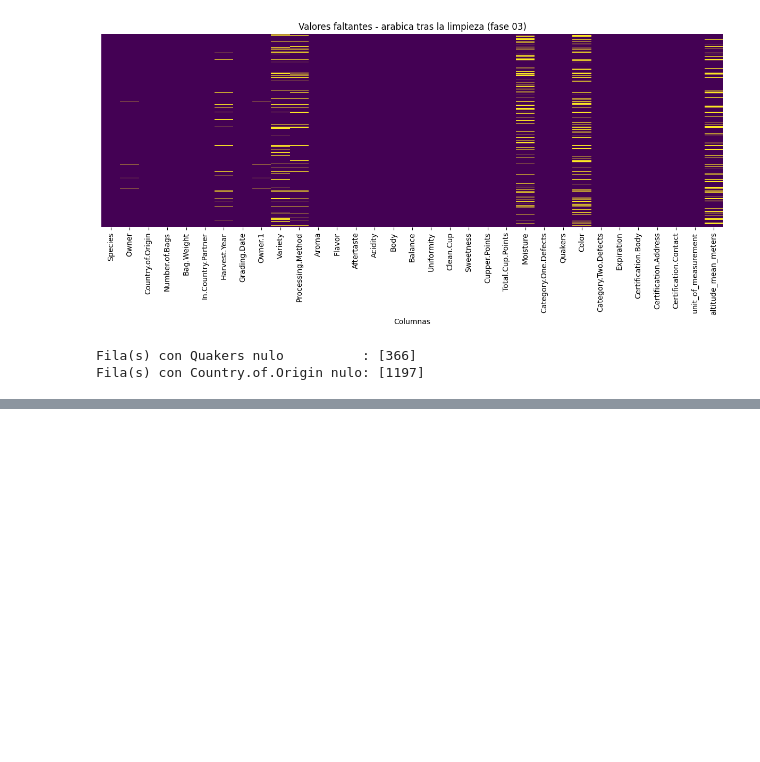
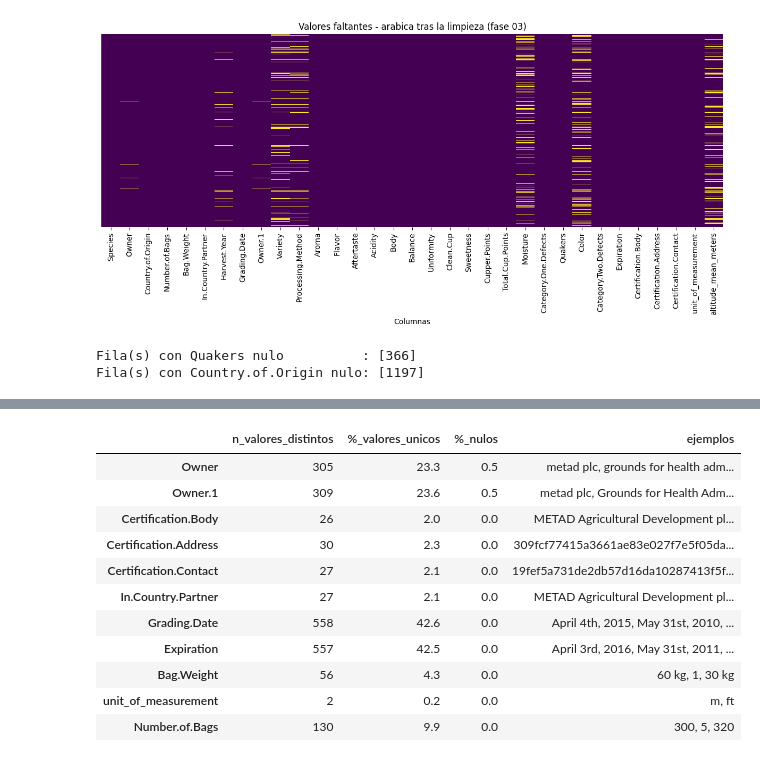
Before and after one commit to dany040518/specialty-coffee-classification, a Jupyter notebook: notebooks/03_preparacion_de_los_datos.ipynb, the cells around one changed output, grey strips where cells are left out. Cells and saved outputs as stored; diff of their text form; code cells hidden in the pictures; blank space fills up the shorter version.

```diff
--- a/notebooks/03_preparacion_de_los_datos.ipynb
+++ b/notebooks/03_preparacion_de_los_datos.ipynb
@@ -309,0 +295,29 @@ Lo que irá aquí:
+# %%
+COLUMNAS_ADMIN = [
+    "Owner", "Owner.1",
+    "Certification.Body", "Certification.Address", "Certification.Contact",
+    "In.Country.Partner", "Grading.Date", "Expiration",
+    "Bag.Weight", "unit_of_measurement", "Number.of.Bags",
+]
+
+n = len(df)
+resumen_admin = pd.DataFrame({
+    "n_valores_distintos": [df[c].nunique(dropna=True) for c in COLUMNAS_ADMIN],
+    "%_valores_unicos": [round(df[c].nunique(dropna=True) / n * 100, 1) for c in COLUMNAS_ADMIN],
+    "%_nulos": [round(df[c].isna().mean() * 100, 1) for c in COLUMNAS_ADMIN],
+    "ejemplos": [", ".join(map(str, df[c].dropna().unique()[:3])) for c in COLUMNAS_ADMIN],
+}, index=COLUMNAS_ADMIN)
+resumen_admin
+# %% [output]
+|  | n_valores_distintos | %_valores_unicos | %_nulos | ejemplos |
+| Owner | 305 | 23.3 | 0.5 | metad plc, grounds for health adm... |
+| Owner.1 | 309 | 23.6 | 0.5 | metad plc, Grounds for Health Adm... |
+| Certification.Body | 26 | 2.0 | 0.0 | METAD Agricultural Development pl... |
+| Certification.Address | 30 | 2.3 | 0.0 | 309fcf77415a3661ae83e027f7e5f05da... |
+| Certification.Contact | 27 | 2.1 | 0.0 | 19fef5a731de2db57d16da10287413f5f... |
+| In.Country.Partner | 27 | 2.1 | 0.0 | METAD Agricultural Development pl... |
+| Grading.Date | 558 | 42.6 | 0.0 | April 4th, 2015, May 31st, 2010, ... |
+| Expiration | 557 | 42.5 | 0.0 | April 3rd, 2016, May 31st, 2011, ... |
+| Bag.Weight | 56 | 4.3 | 0.0 | 60 kg, 1, 30 kg |
+| unit_of_measurement | 2 | 0.2 | 0.0 | m, ft |
+| Number.of.Bags | 130 | 9.9 | 0.0 | 300, 5, 320 |
```
Also changed, not shown: parts of 35 cells of this notebook, 28 other files.
